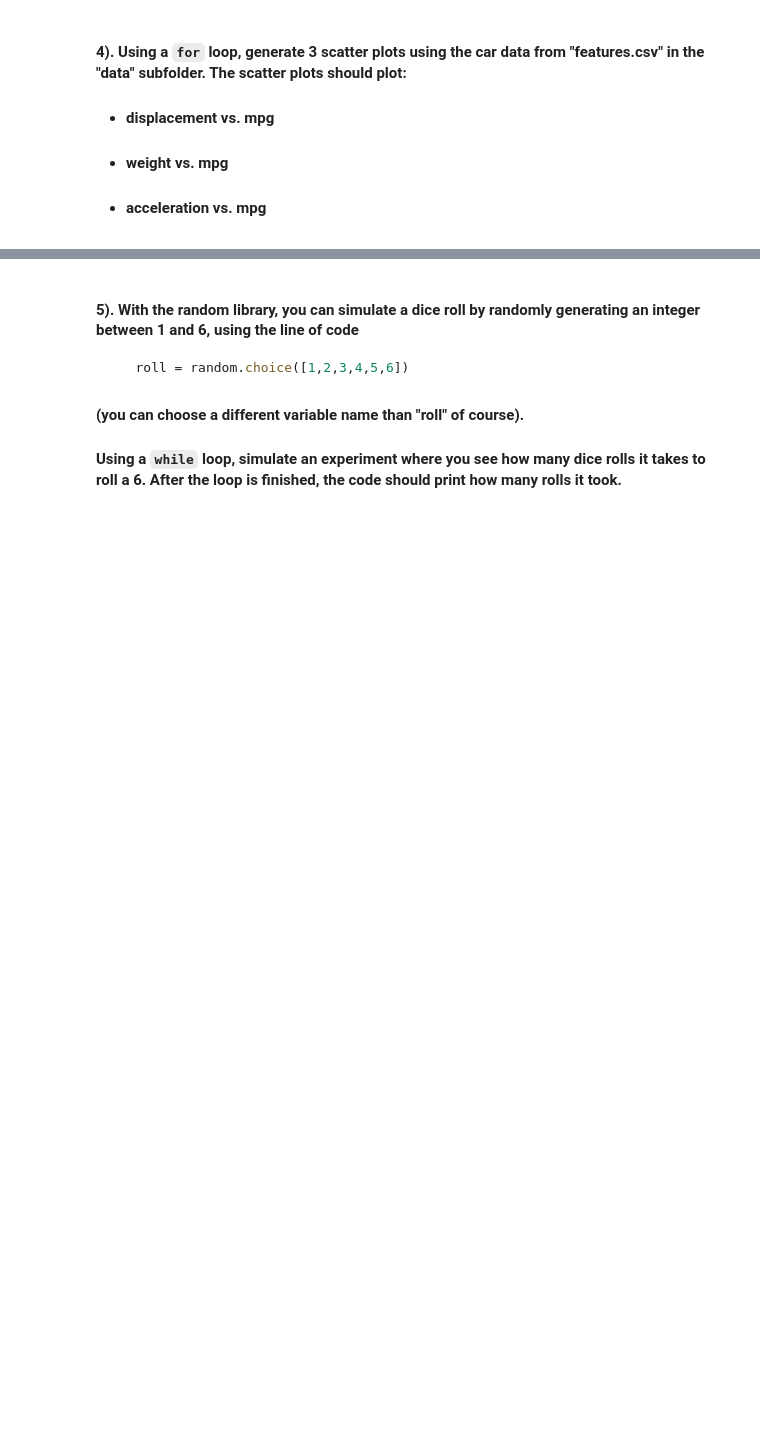
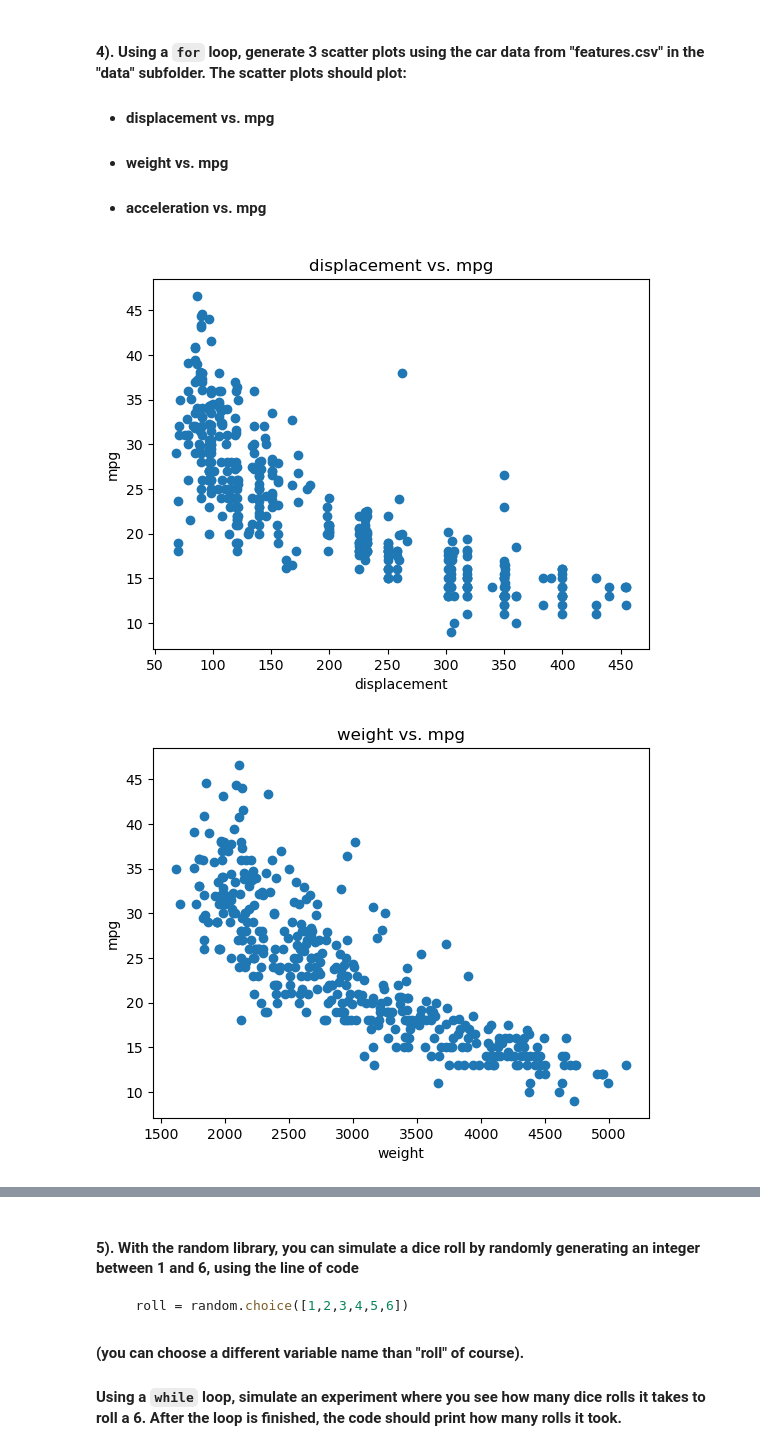
Before and after one commit to swang2026/datasci151spring2026, a Jupyter notebook: lecture_08/lecture_08 - Copy.ipynb, the cells around one changed output, grey strips where cells are left out. Saved outputs shown, nothing was run; the diff lists cells and outputs as text; code cells hidden in the pictures; blank space fills up the shorter version.

```diff
--- a/lecture_08/lecture_08 - Copy.ipynb
+++ b/lecture_08/lecture_08 - Copy.ipynb
@@ -753,4 +752,16 @@ list(range(1, n + 1))
 # %%
 carfeatures = pd.read_csv("data/features.csv")
 
 # your code below
+
+car = ["displacement", "weight", "acceleration"]
+
+for feature in car:
+    plt.scatter(x = carfeatures[feature], y = carfeatures["mpg"])
+    plt.xlabel(str(feature))
+    plt.ylabel("mpg")
+    plt.title(feature + " vs. mpg")
+    plt.show()
+# %% [output]
+[figure, added]
+[figure, added]
```
Also changed, not shown: parts of 7 cells of this notebook, 1 other file.
